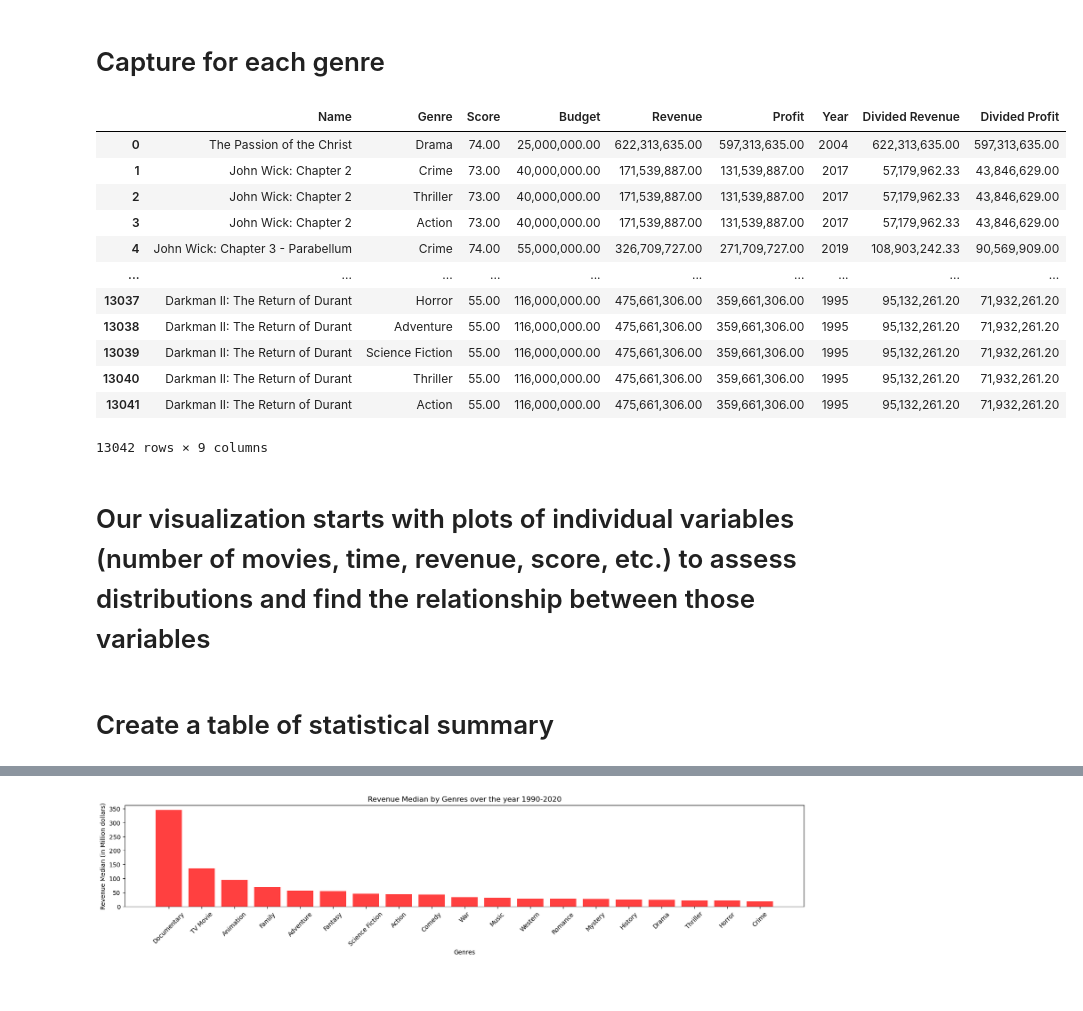
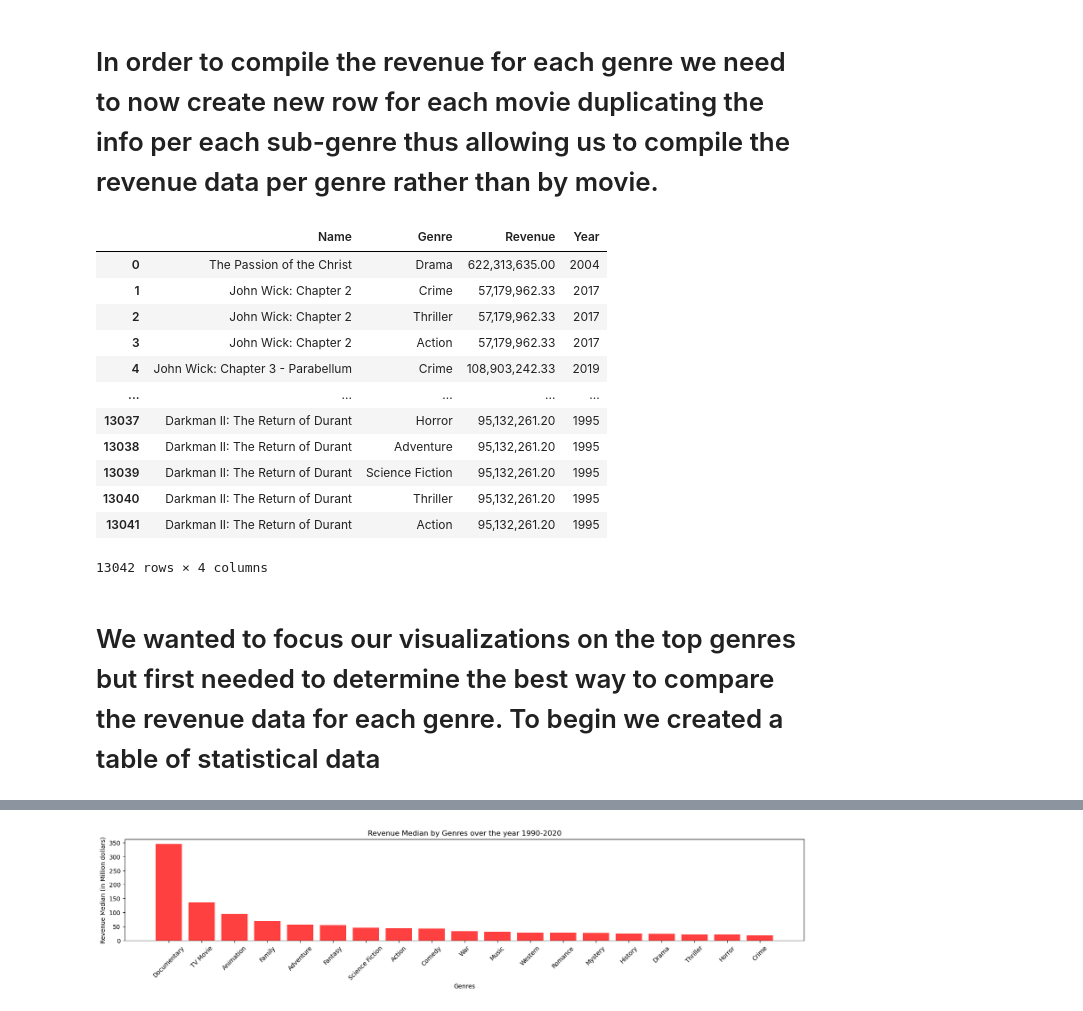
Before and after one commit to hatkiet/Project-1-Red-Team, a Jupyter notebook: Movies_Analysis - Notebook 2 - Visualizations - Final.ipynb, the cells around one changed output, grey strips where cells are left out. Cells and saved outputs as stored; diff of their text form; code cells hidden in the pictures.

```diff
--- a/Movies_Analysis - Updated .ipynb
+++ b/Movies_Analysis - Notebook 2 - Visualizations - Final.ipynb
@@ -144,5 +167,0 @@ revenue_positive
-# %%
-# Add a profit column to data
-# and then calculate profit by using revenue substract budget
-revenue_positive.loc[:,"Profit"] = revenue_positive["Revenue"] - revenue_positive["Budget"]
-revenue_positive
@@ -197,7 +291,7 @@ date_filter_df
 unique_genres = set()
 
 # Iterate over the DataFrame rows
-for index, row in date_filter_df.iterrows():
+for index, row in english_movies_df.iterrows():
     # Split the 'Genre' column by commas and add each genre to the set
     movie_genres = [genre.strip() for genre in row["Genre"].split(",")]
     unique_genres.update(movie_genres)
@@ -207,10 +301,10 @@ unique_genres = list(unique_genres)
 
 # Create genre columns and update DataFrame in a single iteration
 for genre in unique_genres:
-    date_filter_df.loc[:, genre] = date_filter_df["Genre"].str.contains(genre).astype(int)
+    english_movies_df.loc[:, genre] = english_movies_df["Genre"].str.contains(genre).astype(int)
 
 # Print the updated DataFrame
-date_filter_df
+english_movies_df
 # %% [output]
 A value is trying to be set on a copy of a slice from a DataFrame.
 Try using .loc[row_indexer,col_indexer] = value instead
@@ -245,5 +339,5 @@ See the caveats in the documentation: https://pandas.pydata.org/pandas-docs/stab
 # %%
 # Count the number of genres for each movies and save it to new column
-date_filter_df.insert(4, 'Genre Count', date_filter_df[unique_genres].sum(axis=1))
-date_filter_df
+english_movies_df.insert(4, 'Genre Count', english_movies_df[unique_genres].sum(axis=1))
+english_movies_df
 # %% [output]
@@ -387,6 +377,6 @@ CPI_df
 # %%
 # Divide the revenue and profit by the number of genres for each movie title to get an equal dispersion
-english_movies_df.loc[:,"Divided Revenue"] = english_movies_df["Revenue"]/english_movies_df["Genre Count"]
-english_movies_df.loc[:,"Divided Profit"] = english_movies_df["Profit"]/english_movies_df["Genre Count"]
+english_movies_df.loc[:,"Revenue"] = english_movies_df["Revenue"]/english_movies_df["Genre Count"]
+
 english_movies_df
 # %% [output]
@@ -416,5 +396,5 @@ See the caveats in the documentation: https://pandas.pydata.org/pandas-docs/stab
 # %% [markdown]
-# Capture for each genre
+# In order to compile the revenue for each genre we need to now create new row for each movie duplicating the info per each sub-genre thus allowing us to compile the revenue data per genre rather than by movie.
 # %%
 # Retrieve the column headers to build the list of genres
 column_headers = english_movies_df.columns
@@ -428,46 +408,41 @@ genre_list = ['History', 'Animation', 'Horror', 'Crime', 'Documentary',
 # %%
 #Create a data frame that shows all the data for each individual genre
 revenue = []
 name = []
 Genre = []
 profit = []
 budget = []
 year = []
 score = []
 divrev = []
 divprof = []
 
 # Iterate over the DataFrame rows
 for index, row in english_movies_df.iterrows():
     # Iterate over each genre column and check if it's 1
     for genre in genre_list:
         if row[genre] == 1:
             # Append relevant data to lists
             name.append(row['Name'])
             revenue.append(row['Revenue'])
-            profit.append(row['Profit'])
-            budget.append(row['Budget'])
             year.append(row['Year'])
-            score.append(row['Score'])
-            divrev.append(row['Divided Revenue'])
-            divprof.append(row['Divided Profit'])
             Genre.append(genre)
 
 # Create a DataFrame from the lists
-data = {'Name': name, 'Genre': Genre, 'Score':score,'Budget':budget, 'Revenue': revenue, 'Profit':profit, 'Year':year, 'Divided Revenue':divrev,'Divided Profit':divprof }
+data = {'Name': name, 'Genre': Genre, 'Revenue': revenue,'Year':year}
 genre_df = pd.DataFrame(data)
 genre_df
 # %% [output]
-|  | Name | Genre | Score | Budget | Revenue | Profit | Year | Divided Revenue | Divided Profit |
-| 0 | The Passion of the Christ | Drama | 74.00 | 25,000,000.00 | 622,313,635.00 | 597,313,635.00 | 2004 | 622,313,635.00 | 597,313,635.00 |
-| 1 | John Wick: Chapter 2 | Crime | 73.00 | 40,000,000.00 | 171,539,887.00 | 131,539,887.00 | 2017 | 57,179,962.33 | 43,846,629.00 |
-| 2 | John Wick: Chapter 2 | Thriller | 73.00 | 40,000,000.00 | 171,539,887.00 | 131,539,887.00 | 2017 | 57,179,962.33 | 43,846,629.00 |
-| 3 | John Wick: Chapter 2 | Action | 73.00 | 40,000,000.00 | 171,539,887.00 | 131,539,887.00 | 2017 | 57,179,962.33 | 43,846,629.00 |
-| 4 | John Wick: Chapter 3 - Parabellum | Crime | 74.00 | 55,000,000.00 | 326,709,727.00 | 271,709,727.00 | 2019 | 108,903,242.33 | 90,569,909.00 |
-| ... | ... | ... | ... | ... | ... | ... | ... | ... | ... |
-| 13037 | Darkman II: The Return of Durant | Horror | 55.00 | 116,000,000.00 | 475,661,306.00 | 359,661,306.00 | 1995 | 95,132,261.20 | 71,932,261.20 |
-| 13038 | Darkman II: The Return of Durant | Adventure | 55.00 | 116,000,000.00 | 475,661,306.00 | 359,661,306.00 | 1995 | 95,132,261.20 | 71,932,261.20 |
-| 13039 | Darkman II: The Return of Durant | Science Fiction | 55.00 | 116,000,000.00 | 475,661,306.00 | 359,661,306.00 | 1995 | 95,132,261.20 | 71,932,261.20 |
-| 13040 | Darkman II: The Return of Durant | Thriller | 55.00 | 116,000,000.00 | 475,661,306.00 | 359,661,306.00 | 1995 | 95,132,261.20 | 71,932,261.20 |
-| 13041 | Darkman II: The Return of Durant | Action | 55.00 | 116,000,000.00 | 475,661,306.00 | 359,661,306.00 | 1995 | 95,132,261.20 | 71,932,261.20 |
+|  | Name | Genre | Revenue | Year |
+| 0 | The Passion of the Christ | Drama | 622,313,635.00 | 2004 |
+| 1 | John Wick: Chapter 2 | Crime | 57,179,962.33 | 2017 |
+| 2 | John Wick: Chapter 2 | Thriller | 57,179,962.33 | 2017 |
+| 3 | John Wick: Chapter 2 | Action | 57,179,962.33 | 2017 |
+| 4 | John Wick: Chapter 3 - Parabellum | Crime | 108,903,242.33 | 2019 |
+| ... | ... | ... | ... | ... |
+| 13037 | Darkman II: The Return of Durant | Horror | 95,132,261.20 | 1995 |
+| 13038 | Darkman II: The Return of Durant | Adventure | 95,132,261.20 | 1995 |
+| 13039 | Darkman II: The Return of Durant | Science Fiction | 95,132,261.20 | 1995 |
+| 13040 | Darkman II: The Return of Durant | Thriller | 95,132,261.20 | 1995 |
+| 13041 | Darkman II: The Return of Durant | Action | 95,132,261.20 | 1995 |
-13042 rows × 9 columns
+13042 rows × 4 columns
@@ -474,5 +452,3 @@ genre_df
 # %% [markdown]
-# Our visualization starts with plots of individual variables (number of movies, time, revenue, score, etc.) to assess distributions and find the relationship between those variables
+# We wanted to focus our visualizations on the top genres but first needed to determine the best way to compare the revenue data for each genre. To begin we created a table of statistical data
-# %% [markdown]
-# Create a table of statistical summary
 # %%
```
Also changed, not shown: parts of 53 cells of this notebook, 6 other files.
